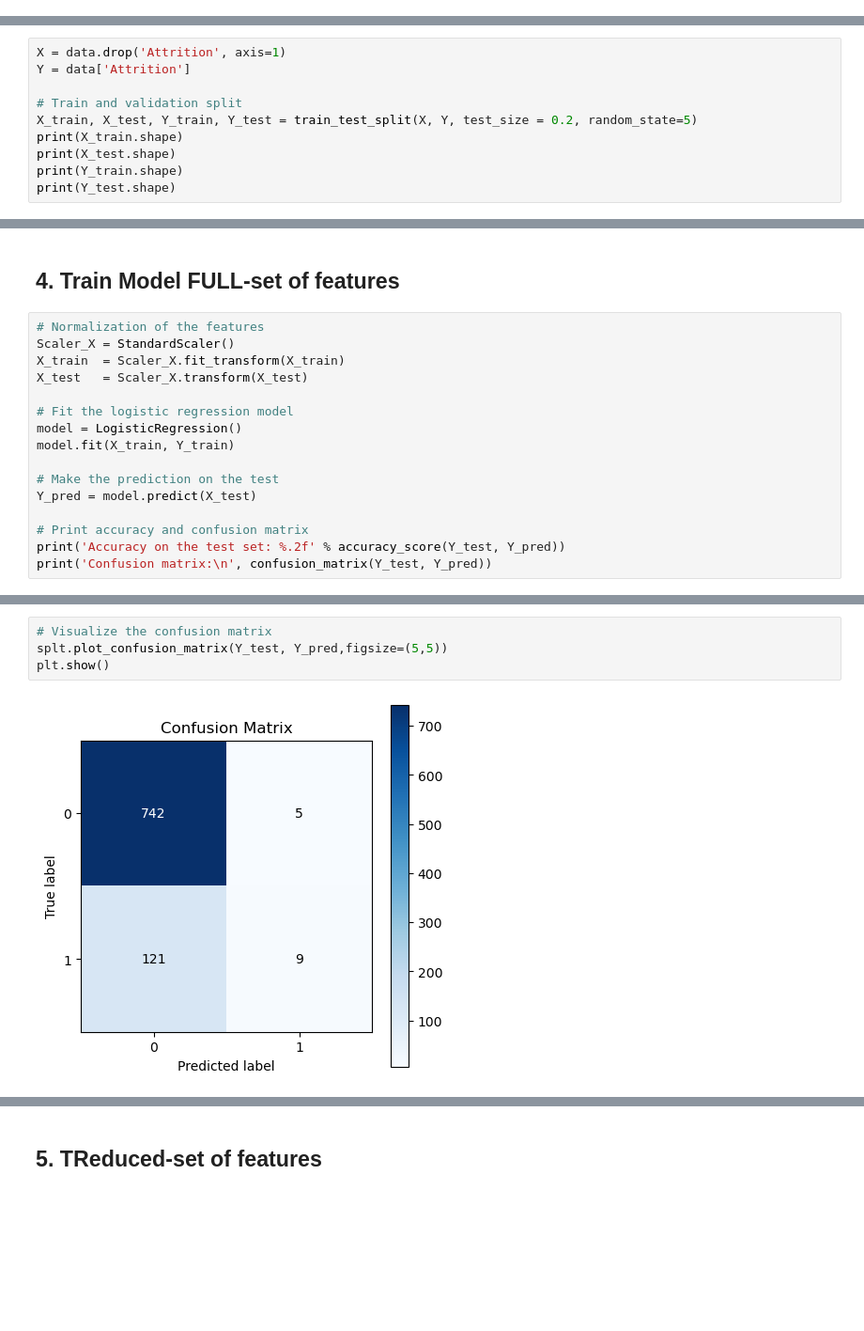
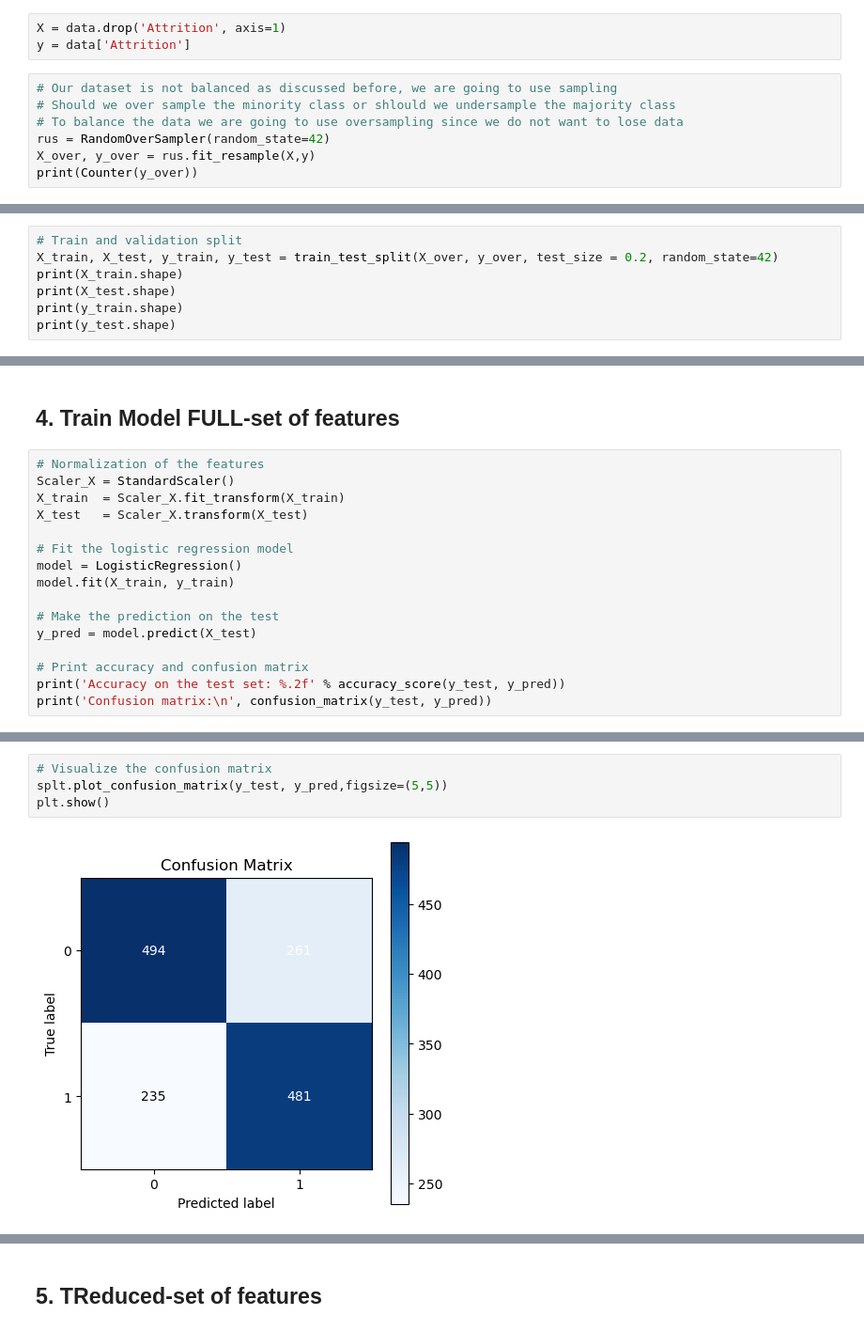
Before and after one commit to kafuuma/MCS-7103-ML, a Jupyter notebook: Logistic Regression/HRdataset.ipynb, the cells around one changed output, grey strips where cells are left out. Shown at 94% size. Saved outputs shown, nothing was run; the diff lists cells and outputs as text; blank space fills up the shorter version.

```diff
--- a/Logistic Regression/HRdataset.ipynb
+++ b/Logistic Regression/HRdataset.ipynb
@@ -570,3 +578,13 @@ import scikitplot.metrics as splt
 %matplotlib inline
 # %% [markdown]
 ## **2.**   Full-set of features
+# %%
+X = data.drop('Attrition', axis=1)
+y = data['Attrition']
+# %%
+# Our dataset is not balanced as discussed before, we are going to use sampling
+# Should we over sample the minority class or shlould we undersample the majority class
+# To balance the data we are going to use oversampling since we do not want to lose data
+rus = RandomOverSampler(random_state=42)
+X_over, y_over = rus.fit_resample(X,y)
+print(Counter(y_over))
@@ -573,11 +593,8 @@ import scikitplot.metrics as splt
 # %%
-X = data.drop('Attrition', axis=1)
-Y = data['Attrition']
-
 # Train and validation split
-X_train, X_test, Y_train, Y_test = train_test_split(X, Y, test_size = 0.2, random_state=5)
+X_train, X_test, y_train, y_test = train_test_split(X_over, y_over, test_size = 0.2, random_state=42)
 print(X_train.shape)
 print(X_test.shape)
-print(Y_train.shape)
-print(Y_test.shape)
+print(y_train.shape)
+print(y_test.shape)
 # %% [output]
@@ -611,12 +628,12 @@ X_test   = Scaler_X.transform(X_test)
 
 # Fit the logistic regression model
 model = LogisticRegression()
-model.fit(X_train, Y_train)
+model.fit(X_train, y_train)
 
 # Make the prediction on the test
-Y_pred = model.predict(X_test)
+y_pred = model.predict(X_test)
 
 # Print accuracy and confusion matrix
-print('Accuracy on the test set: %.2f' % accuracy_score(Y_test, Y_pred))
-print('Confusion matrix:\n', confusion_matrix(Y_test, Y_pred))
+print('Accuracy on the test set: %.2f' % accuracy_score(y_test, y_pred))
+print('Confusion matrix:\n', confusion_matrix(y_test, y_pred))
 # %% [output]
@@ -627,8 +644,8 @@ Confusion matrix:
 # %%
 # Visualize the confusion matrix
-splt.plot_confusion_matrix(Y_test, Y_pred,figsize=(5,5))
+splt.plot_confusion_matrix(y_test, y_pred,figsize=(5,5))
 plt.show()
 # %% [output]
-[figure, old version]
+[figure, new version]
 # %%
 # Classification report
```
Also changed, not shown: parts of 29 cells of this notebook, 1 other file.
